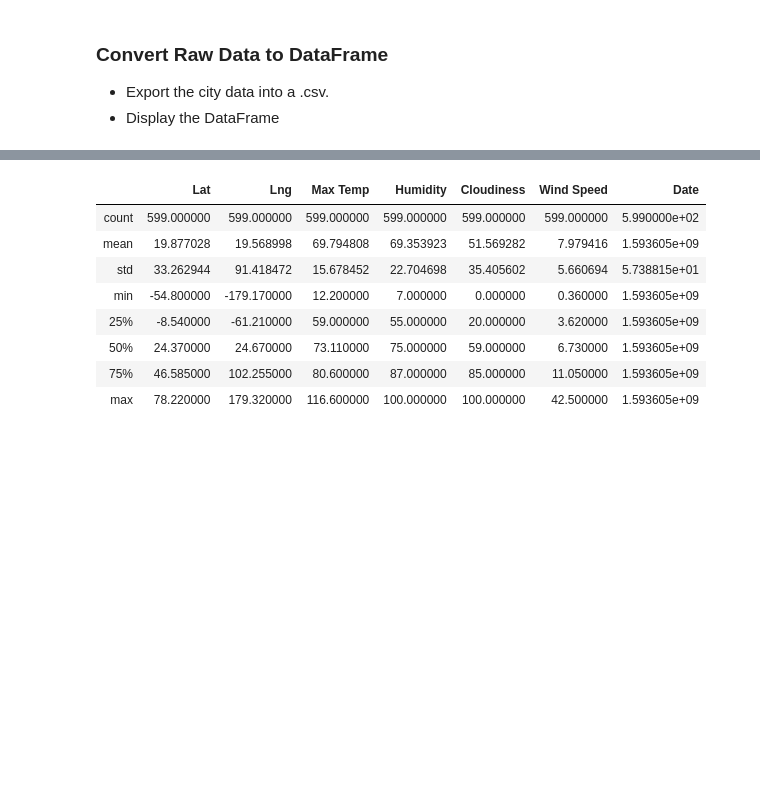
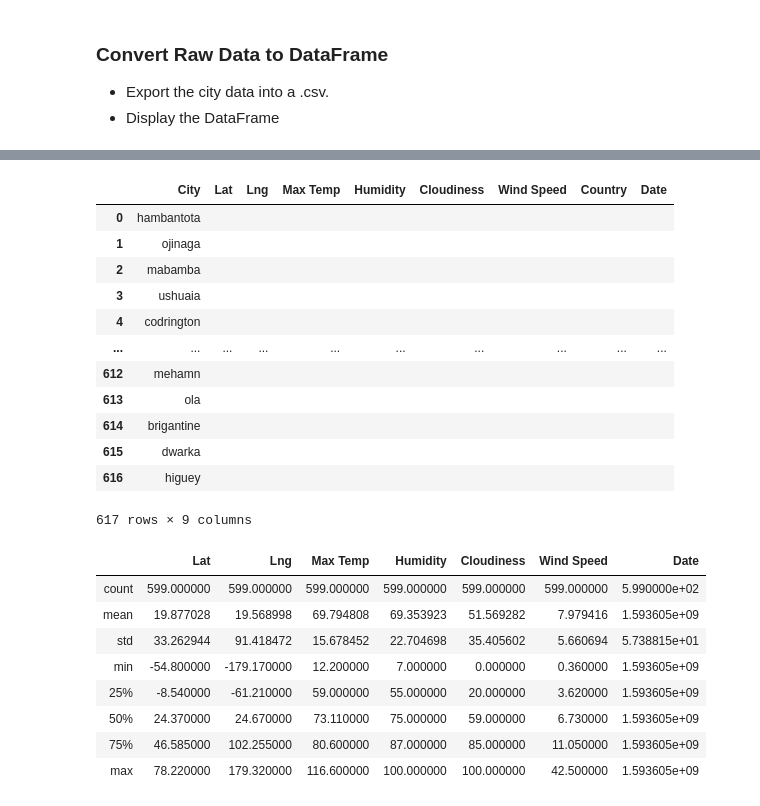
Before and after one commit to brettmw92/python-api-challenge, a Jupyter notebook: WeatherPy.ipynb, the cells around one changed output, grey strips where cells are left out. Drawn from its saved outputs; the diff is of its cells as text; code cells hidden in the pictures; blank space fills up the shorter version.

```diff
--- a/WeatherPy.ipynb
+++ b/WeatherPy.ipynb
@@ -89,3 +85,30 @@ Data Retrieval Complete
+# %%
+cities_df = pd.DataFrame(cities)
+
+cities_df.columns=["City"]
+cities_df['Lat'] = ""
+cities_df['Lng'] = ""
+cities_df['Max Temp'] = ""
+cities_df['Humidity'] = ""
+cities_df['Cloudiness'] = ""
+cities_df['Wind Speed'] = ""
+cities_df['Country'] = ""
+cities_df['Date'] = ""
+cities_df
+# %% [output]
+|  | City | Lat | Lng | Max Temp | Humidity | Cloudiness | Wind Speed | Country | Date |
+| 0 | hambantota |  |  |  |  |  |  |  |  |
+| 1 | ojinaga |  |  |  |  |  |  |  |  |
+| 2 | mabamba |  |  |  |  |  |  |  |  |
+| 3 | ushuaia |  |  |  |  |  |  |  |  |
+| 4 | codrington |  |  |  |  |  |  |  |  |
+| ... | ... | ... | ... | ... | ... | ... | ... | ... | ... |
+| 612 | mehamn |  |  |  |  |  |  |  |  |
+| 613 | ola |  |  |  |  |  |  |  |  |
+| 614 | brigantine |  |  |  |  |  |  |  |  |
+| 615 | dwarka |  |  |  |  |  |  |  |  |
+| 616 | higuey |  |  |  |  |  |  |  |  |
+617 rows × 9 columns
 # %%
 # %% [output]
 |  | Lat | Lng | Max Temp | Humidity | Cloudiness | Wind Speed | Date |
```
Also changed, not shown: parts of 5 cells of this notebook.
